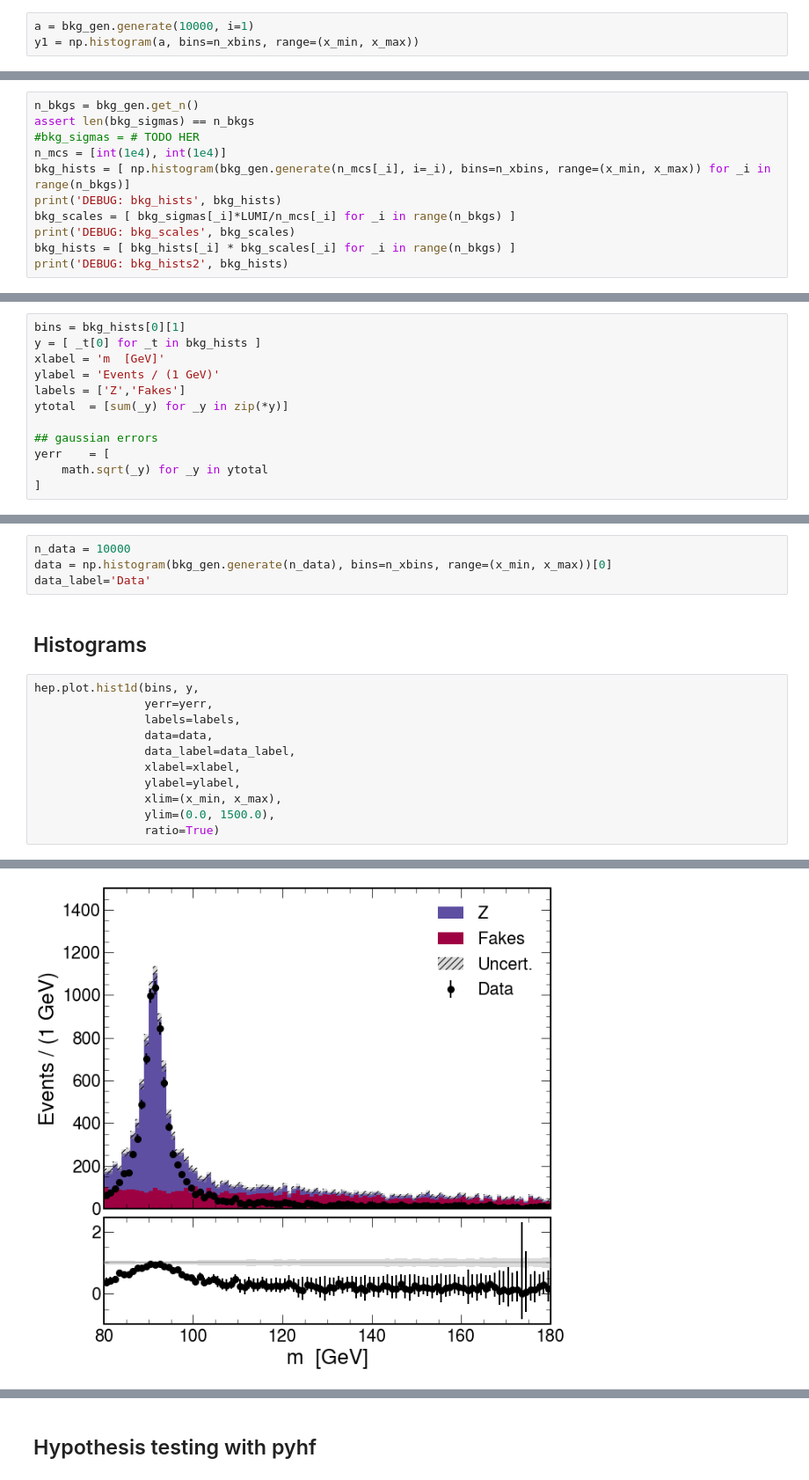
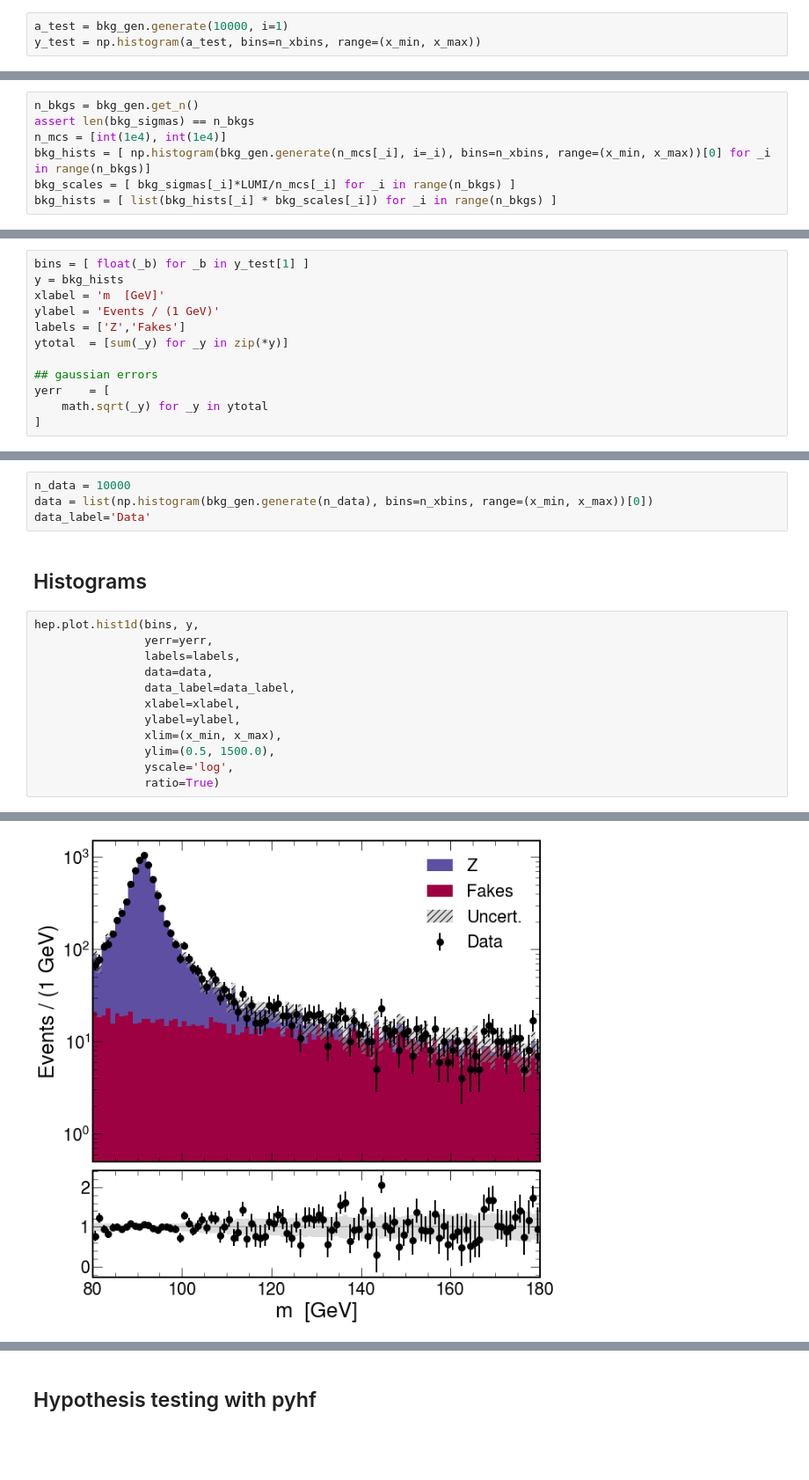
Before and after one commit to rreece/statistics-notebooks, a Jupyter notebook: notebooks/pyhf-hello-world.ipynb, the cells around one changed output, grey strips where cells are left out. Shown at 88% size. Saved outputs shown, nothing was run; the diff lists cells and outputs as text; blank space fills up the shorter version.

```diff
--- a/notebooks/pyhf-hello-world.ipynb
+++ b/notebooks/pyhf-hello-world.ipynb
@@ -105,5 +106,5 @@ ax.plot(x, bkg_pdf, 'k-', lw=5, alpha=0.6, label='pdf')
 # %% [markdown]
 ## Monte Carlo for the model
 # %%
-a = bkg_gen.generate(10000, i=1)
-y1 = np.histogram(a, bins=n_xbins, range=(x_min, x_max))
+a_test = bkg_gen.generate(10000, i=1)
+y_test = np.histogram(a_test, bins=n_xbins, range=(x_min, x_max))
@@ -133,11 +134,7 @@ y1
 # %%
 n_bkgs = bkg_gen.get_n()
 assert len(bkg_sigmas) == n_bkgs
-#bkg_sigmas = # TODO HER
 n_mcs = [int(1e4), int(1e4)]
-bkg_hists = [ np.histogram(bkg_gen.generate(n_mcs[_i], i=_i), bins=n_xbins, range=(x_min, x_max)) for _i in range(n_bkgs)]
-print('DEBUG: bkg_hists', bkg_hists)
+bkg_hists = [ np.histogram(bkg_gen.generate(n_mcs[_i], i=_i), bins=n_xbins, range=(x_min, x_max))[0] for _i in range(n_bkgs)]
 bkg_scales = [ bkg_sigmas[_i]*LUMI/n_mcs[_i] for _i in range(n_bkgs) ]
-print('DEBUG: bkg_scales', bkg_scales)
-bkg_hists = [ bkg_hists[_i] * bkg_scales[_i] for _i in range(n_bkgs) ]
-print('DEBUG: bkg_hists2', bkg_hists)
+bkg_hists = [ list(bkg_hists[_i] * bkg_scales[_i]) for _i in range(n_bkgs) ]
@@ -163,6 +141,6 @@ TypeError: can't multiply sequence by non-int of type 'float'
 # %%
-bins = bkg_hists[0][1]
-y = [ _t[0] for _t in bkg_hists ]
+bins = [ float(_b) for _b in y_test[1] ]
+y = bkg_hists
 xlabel = 'm  [GeV]'
 ylabel = 'Events / (1 GeV)'
 labels = ['Z','Fakes']
@@ -207,22 +161,23 @@ signals = list(signal_grid.values())
 signal_points = list(signal_grid.keys())
 # %%
 n_data = 10000
-data = np.histogram(bkg_gen.generate(n_data), bins=n_xbins, range=(x_min, x_max))[0]
+data = list(np.histogram(bkg_gen.generate(n_data), bins=n_xbins, range=(x_min, x_max))[0])
 data_label='Data'
 # %% [markdown]
 ## Histograms
 # %%
 hep.plot.hist1d(bins, y,
                 yerr=yerr,
                 labels=labels,
                 data=data,
                 data_label=data_label,
                 xlabel=xlabel,
                 ylabel=ylabel,
                 xlim=(x_min, x_max),
-                ylim=(0.0, 1500.0),
+                ylim=(0.5, 1500.0),
+                yscale='log',
                 ratio=True)
 # %% [output]
 (<Figure size 720x720 with 2 Axes>,
  [<AxesSubplot:ylabel='Events / (1 GeV)'>, <AxesSubplot:xlabel='m  [GeV]'>])
-[figure, old version]
+[figure, new version]
```
Also changed, not shown: parts of 21 cells of this notebook, 3 other files.
